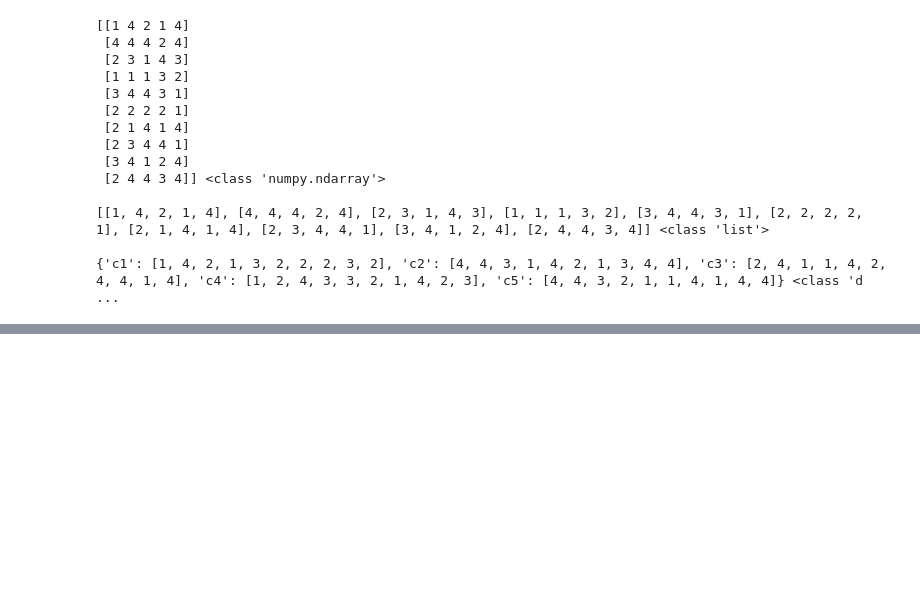
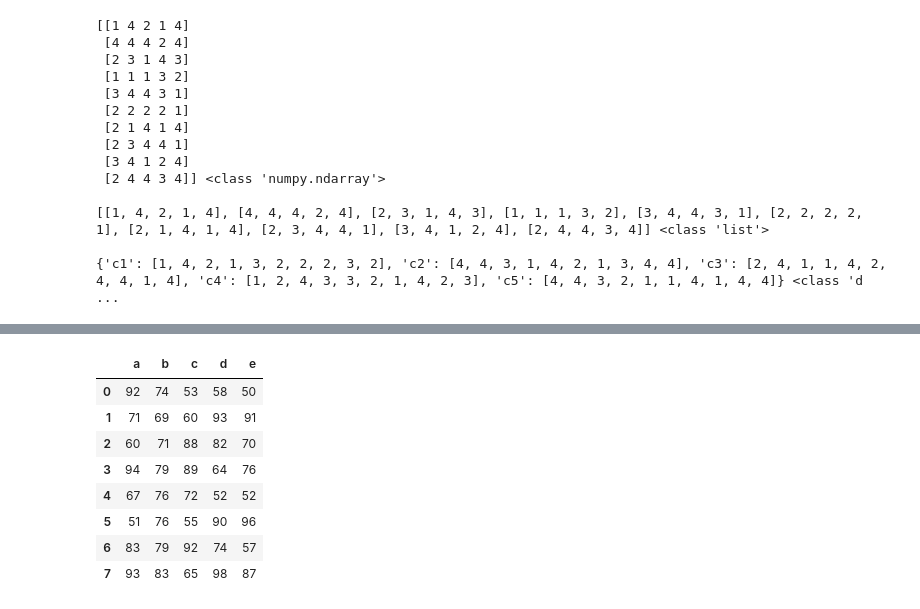
Before and after one commit to wjsghk1267/kita_2404, a Jupyter notebook: m03_분석 라이브러리/pandas_1_데이터구조.ipynb, the cells around one changed output, grey strips where cells are left out. Cells and saved outputs as stored; diff of their text form; code cells hidden in the pictures; blank space fills up the shorter version.

```diff
--- a/m03_분석 라이브러리/pandas_1_데이터구조.ipynb
+++ b/m03_분석 라이브러리/pandas_1_데이터구조.ipynb
@@ -654,0 +731,20 @@ print(dict, type(dict))
+# %%
+# 데이터프레임 생성(8행 5열)
+import numpy as np
+import pandas as pd
+
+np.random.seed(3)
+data = np.random.randint(50,100,size=(8,5))
+
+df = pd.DataFrame(data, columns=list('abcde'))
+df
+# %% [output]
+|  | a | b | c | d | e |
+| 0 | 92 | 74 | 53 | 58 | 50 |
+| 1 | 71 | 69 | 60 | 93 | 91 |
+| 2 | 60 | 71 | 88 | 82 | 70 |
+| 3 | 94 | 79 | 89 | 64 | 76 |
+| 4 | 67 | 76 | 72 | 52 | 52 |
+| 5 | 51 | 76 | 55 | 90 | 96 |
+| 6 | 83 | 79 | 92 | 74 | 57 |
+| 7 | 93 | 83 | 65 | 98 | 87 |
```
Also changed, not shown: parts of 33 cells of this notebook, 1 other file.
